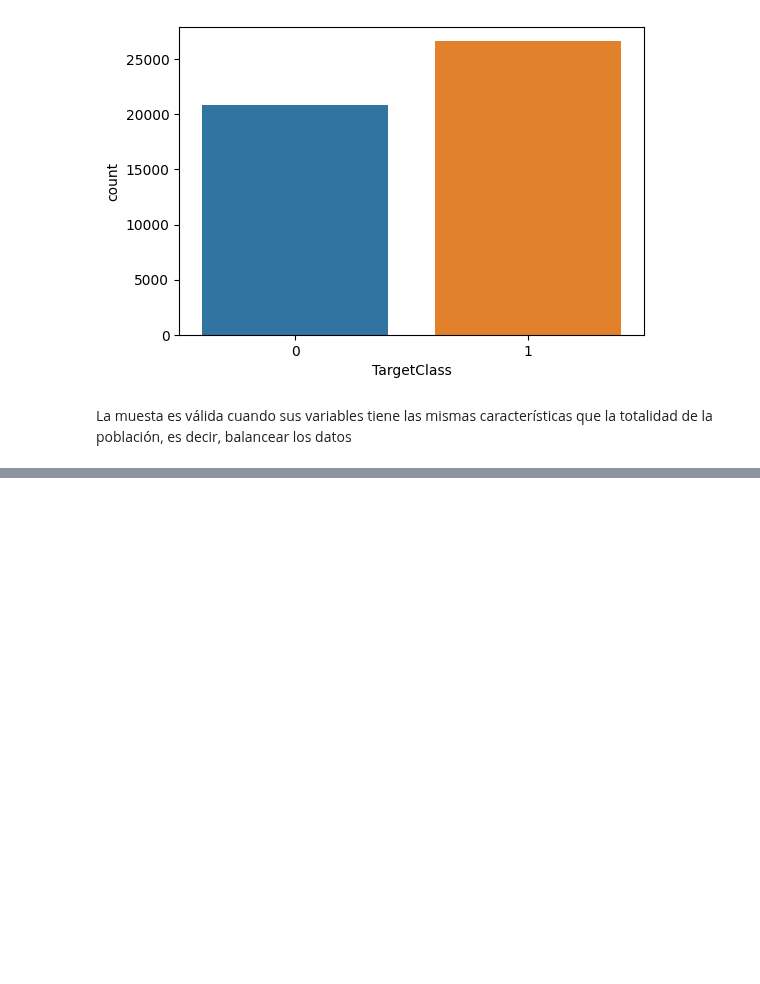
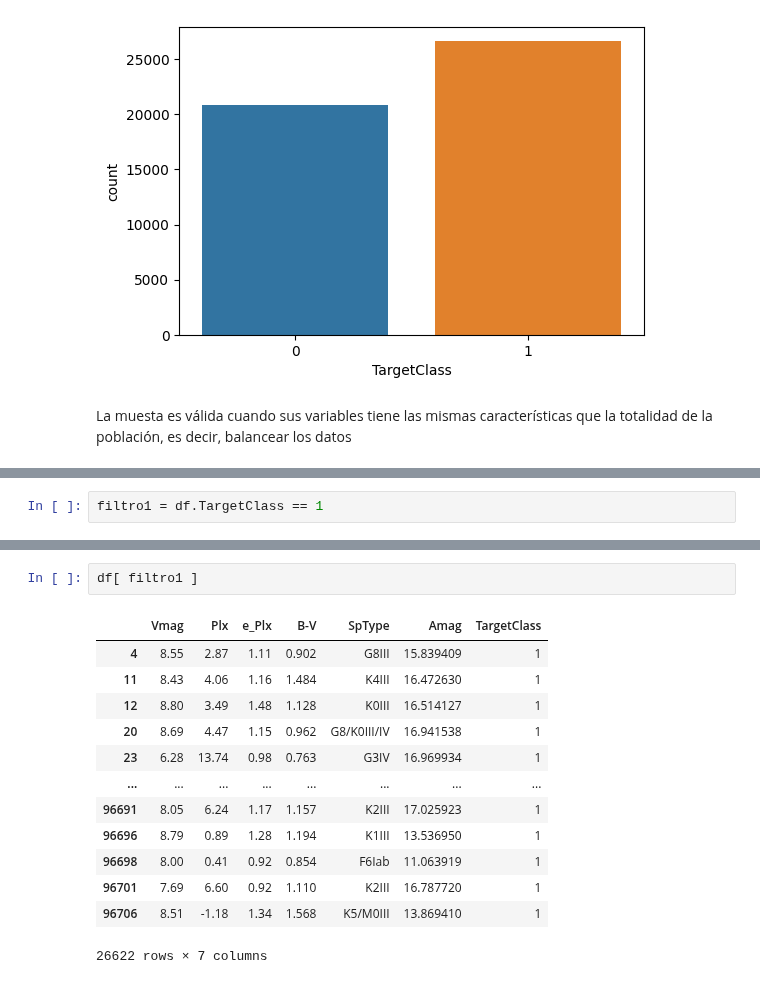
Before and after one commit to JhonZafra/Statistic_Concepts, a Jupyter notebook: SemanaVII/MuestreoDatos.ipynb, the cells around one changed output, grey strips where cells are left out. Saved outputs shown, nothing was run; the diff lists cells and outputs as text; blank space fills up the shorter version.

```diff
--- a/SemanaVII/MuestreoDatos.ipynb
+++ b/SemanaVII/MuestreoDatos.ipynb
@@ -87,0 +133,2 @@ La muesta es válida cuando sus variables tiene las mismas características que
+# %%
+filtro1 = df.TargetClass == 1
@@ -87,0 +171,16 @@ La muesta es válida cuando sus variables tiene las mismas características que
+# %%
+df[ filtro1 ]
+# %% [output]
+|  | Vmag | Plx | e_Plx | B-V | SpType | Amag | TargetClass |
+| 4 | 8.55 | 2.87 | 1.11 | 0.902 | G8III | 15.839409 | 1 |
+| 11 | 8.43 | 4.06 | 1.16 | 1.484 | K4III | 16.472630 | 1 |
+| 12 | 8.80 | 3.49 | 1.48 | 1.128 | K0III | 16.514127 | 1 |
+| 20 | 8.69 | 4.47 | 1.15 | 0.962 | G8/K0III/IV | 16.941538 | 1 |
+| 23 | 6.28 | 13.74 | 0.98 | 0.763 | G3IV | 16.969934 | 1 |
+| ... | ... | ... | ... | ... | ... | ... | ... |
+| 96691 | 8.05 | 6.24 | 1.17 | 1.157 | K2III | 17.025923 | 1 |
+| 96696 | 8.79 | 0.89 | 1.28 | 1.194 | K1III | 13.536950 | 1 |
+| 96698 | 8.00 | 0.41 | 0.92 | 0.854 | F6Iab | 11.063919 | 1 |
+| 96701 | 7.69 | 6.60 | 0.92 | 1.110 | K2III | 16.787720 | 1 |
+| 96706 | 8.51 | -1.18 | 1.34 | 1.568 | K5/M0III | 13.869410 | 1 |
+26622 rows × 7 columns
```
Also changed, not shown: parts of 24 cells of this notebook.
